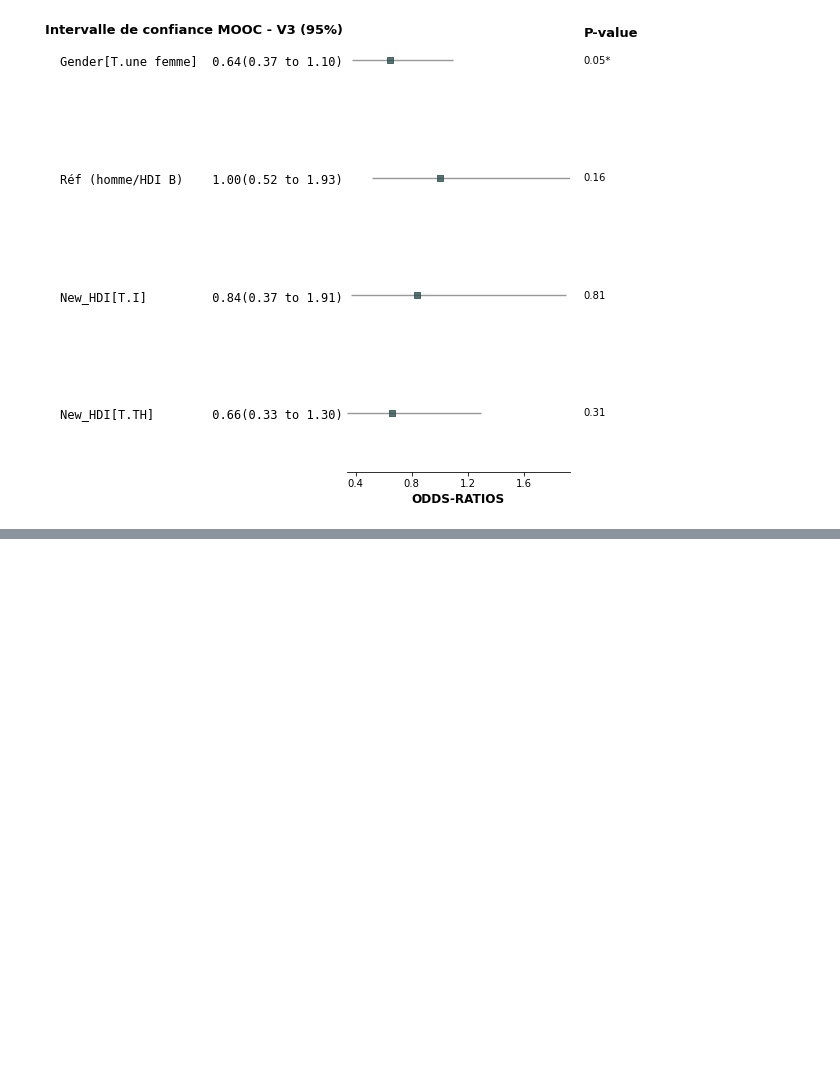
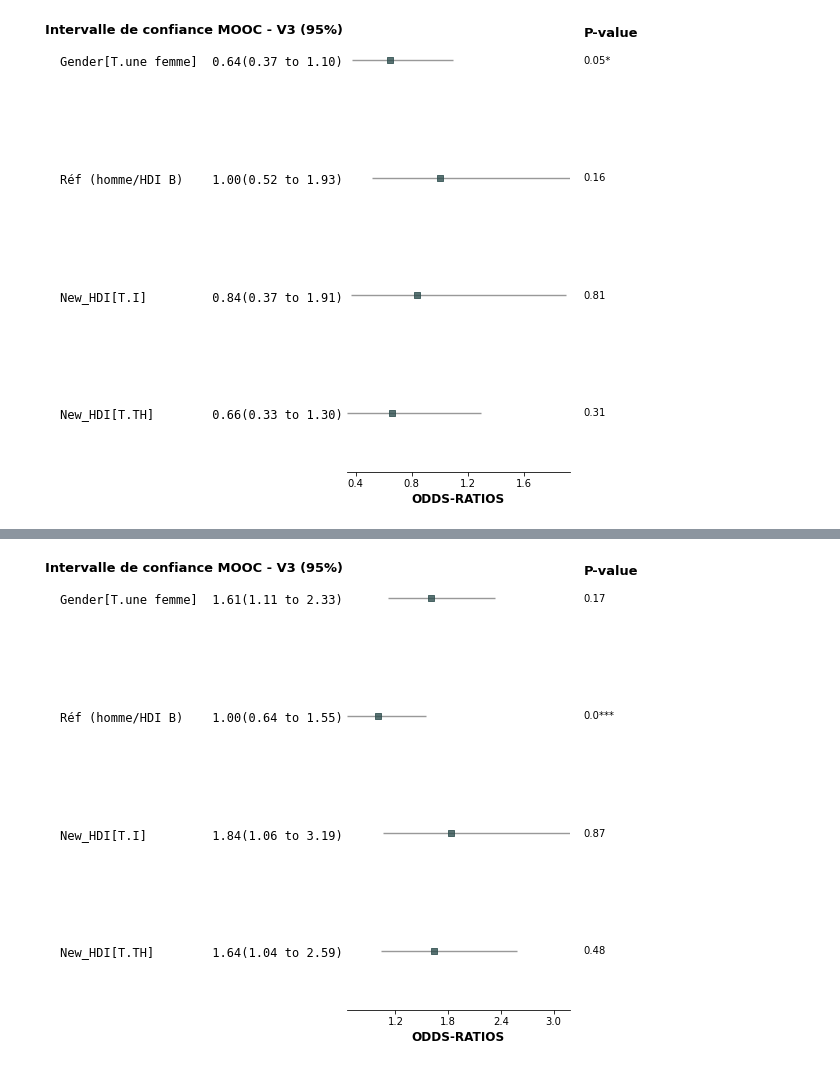
Before and after one commit to smtux/DUDA, a Jupyter notebook: statistique/src/mooc_mertes.ipynb, the cells around one changed output, grey strips where cells are left out. Saved outputs shown, nothing was run; the diff lists cells and outputs as text; code cells hidden in the pictures; blank space fills up the shorter version.

```diff
--- a/statistique/src/mooc_mertes.ipynb
+++ b/statistique/src/mooc_mertes.ipynb
@@ -1114,0 +1252,14 @@ plt.show()
+# %%
+fp.forestplot(forest_v3,  # the dataframe with results data
+              estimate="OR_V3",  # col containing estimated effect size
+              ll="ll", hl="hl",  # columns containing conf. int. lower and higher limits
+              varlabel="coef",  # column containing variable label
+              pval = "pval_V3",
+              #figsize = (12,16),
+              ylabel="Intervalle de confiance MOOC - V3 (95%)",  # y-label title
+              xlabel="ODDS-RATIOS",  # x-label title
+              )
+#plt.savefig("../graph/forestplot_v2.png")
+plt.show()
+# %% [output]
+[figure, added]
```
Also changed, not shown: parts of 25 cells of this notebook, 4 other files.
